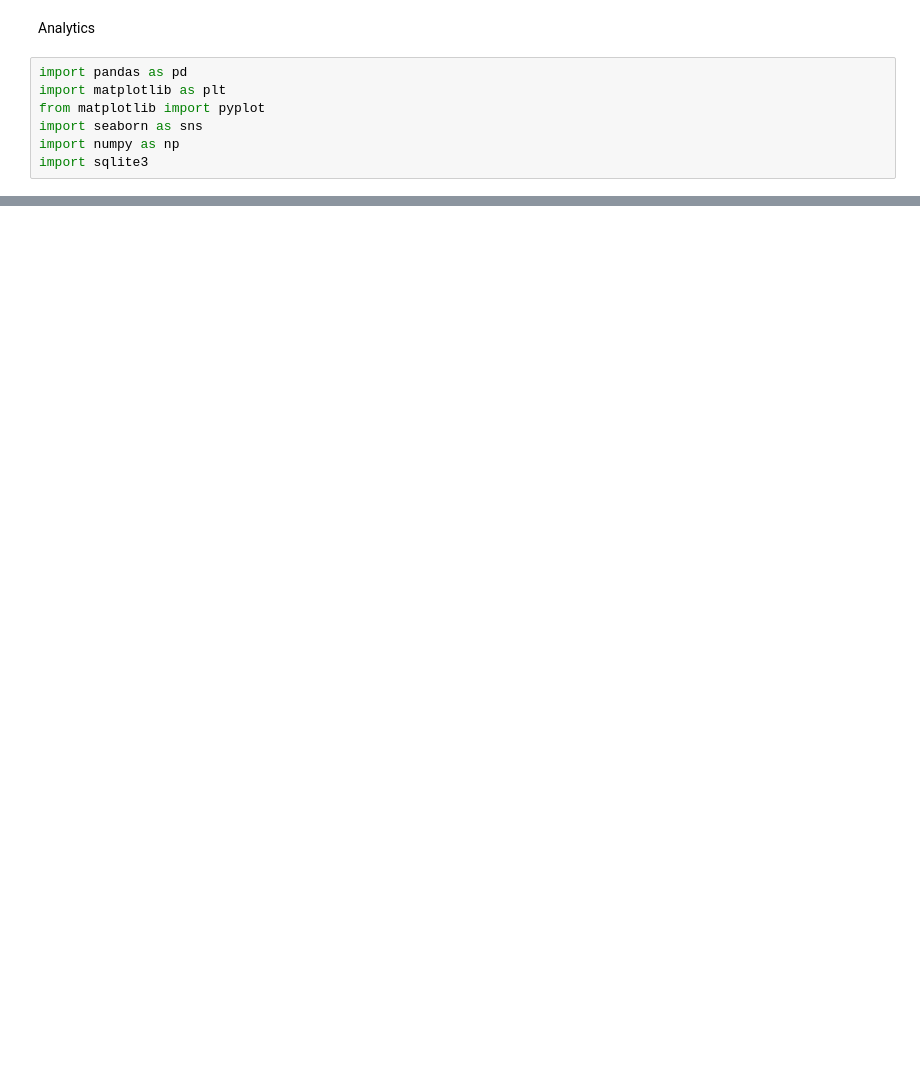
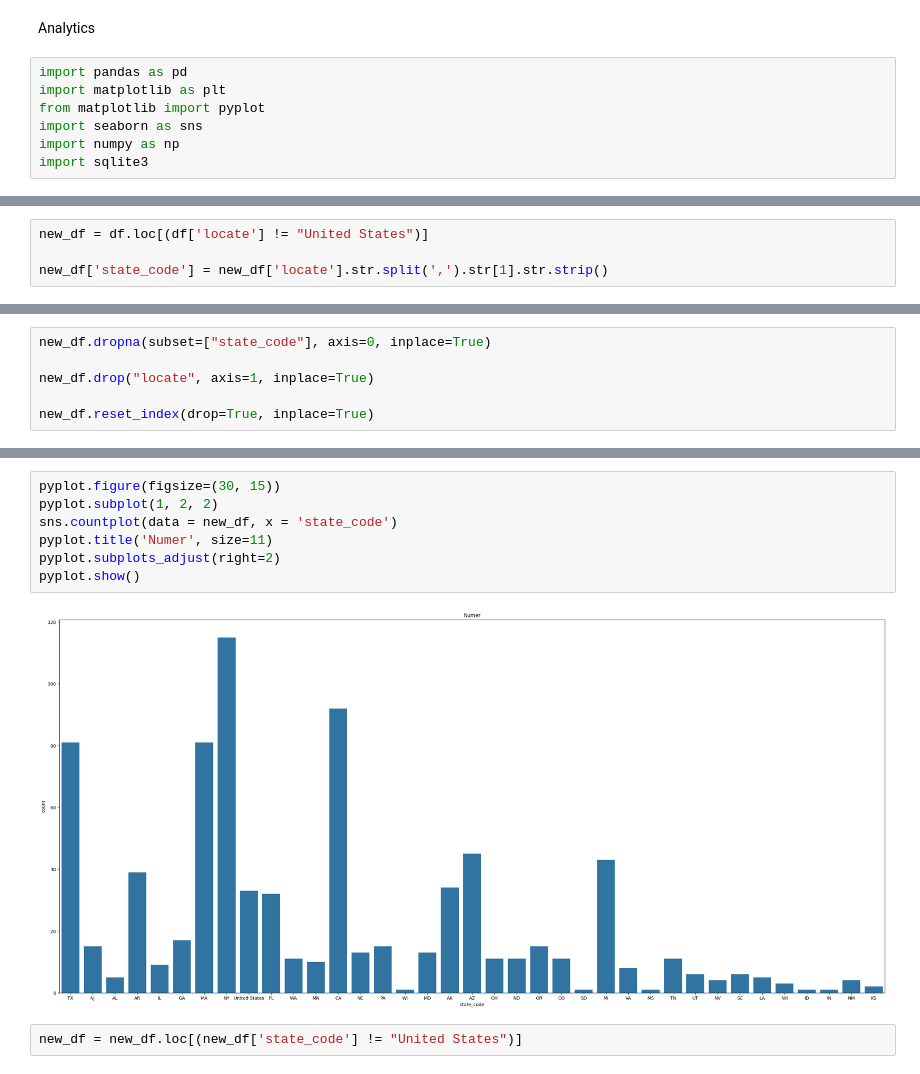
Before and after one commit to aaronjimv/ETL-LinkedIn-job-offers, a Jupyter notebook: analytics/analytics.ipynb, the cells around one changed output, grey strips where cells are left out. Cells and saved outputs as stored; diff of their text form; blank space fills up the shorter version.

```diff
--- a/analytics/analytics.ipynb
+++ b/analytics/analytics.ipynb
@@ -23,0 +75,4 @@ df.head()
+# %%
+new_df = df.loc[(df['locate'] != "United States")]
+
+new_df['state_code'] = new_df['locate'].str.split(',').str[1].str.strip()
@@ -23,0 +109,6 @@ df.head()
+# %%
+new_df.dropna(subset=["state_code"], axis=0, inplace=True)
+
+new_df.drop("locate", axis=1, inplace=True)
+
+new_df.reset_index(drop=True, inplace=True)
@@ -23,0 +146,11 @@ df.head()
+# %%
+pyplot.figure(figsize=(30, 15))
+pyplot.subplot(1, 2, 2)
+sns.countplot(data = new_df, x = 'state_code')
+pyplot.title('Numer', size=11)
+pyplot.subplots_adjust(right=2)
+pyplot.show()
+# %% [output]
+[figure, added]
+# %%
+new_df = new_df.loc[(new_df['state_code'] != "United States")]
```
Also changed, not shown: parts of 15 cells of this notebook.
